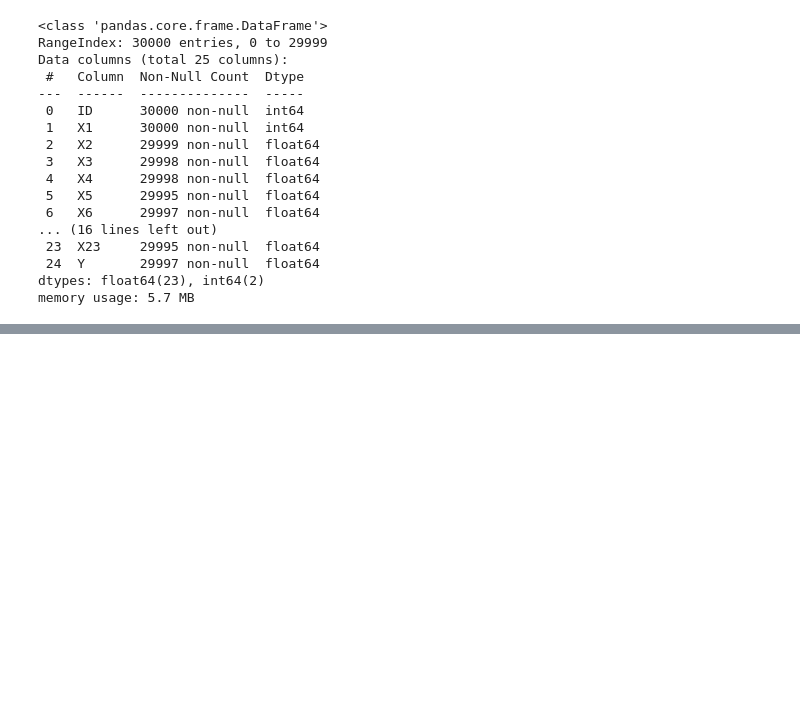
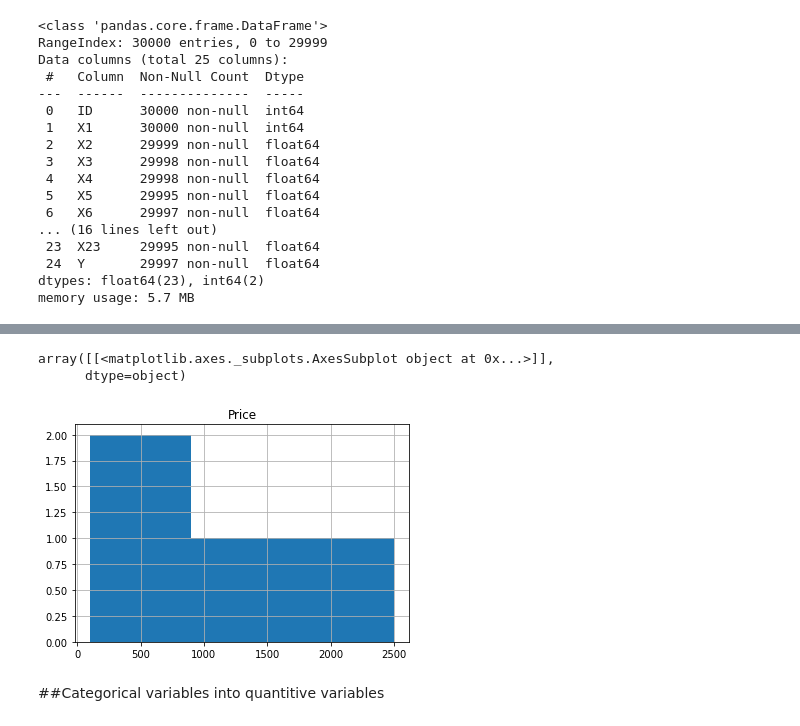
Before and after one commit to PosgradoMNA/actividades-de-aprendizaje-HumbertoLozano, a Jupyter notebook: DataAnalysisWithPython_HumbertoLozano.ipynb, the cells around one changed output, grey strips where cells are left out. Cells and saved outputs as stored; diff of their text form; code cells hidden in the pictures; blank space fills up the shorter version.

```diff
--- a/DataAnalysisWithPython_HumbertoLozano.ipynb
+++ b/DataAnalysisWithPython_HumbertoLozano.ipynb
@@ -127,0 +251,5 @@ memory usage: 5.7 MB
+# %%
+data_bin = {'Price':[1000, 600, 100, 2500],
+        'Category':['High', 'Medium', 'Low', 'High']}
+df_ = pd.DataFrame(data_bin)
+df_
@@ -127,0 +262,11 @@ memory usage: 5.7 MB
+# %%
+bins = np.linspace(min(df_['Price']), max(df_['Price']), 4)
+group_names = ['Low', 'Medium', 'High']
+df_['Category'] = pd.cut(df_['Price'], bins, labels=group_names, include_lowest=True)
+df_.hist(bins=3)
+# %% [output]
+array([[<matplotlib.axes._subplots.AxesSubplot object at 0x...>]],
+      dtype=object)
+[figure, added]
+# %% [markdown]
+##Categorical variables into quantitive variables
```
Also changed, not shown: parts of 25 cells of this notebook, 3 other files.
